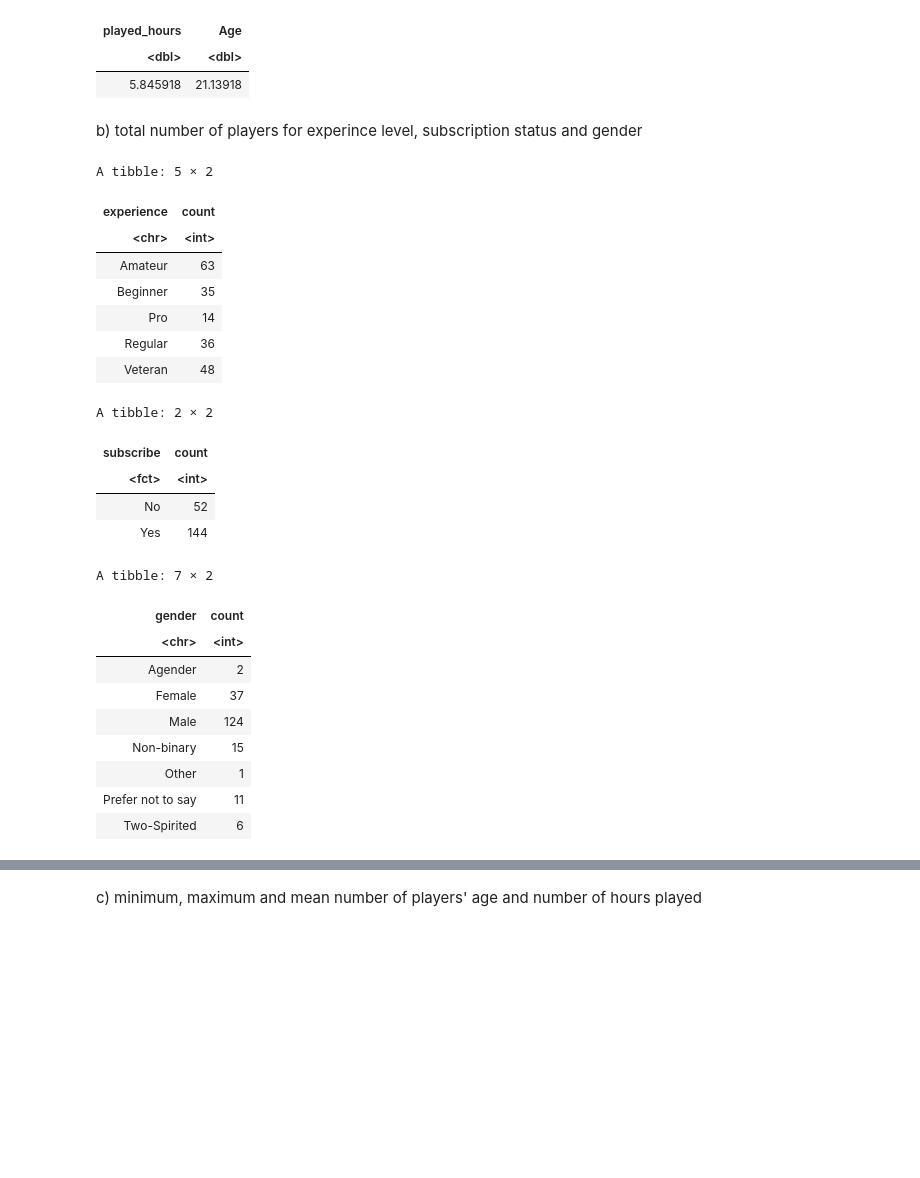
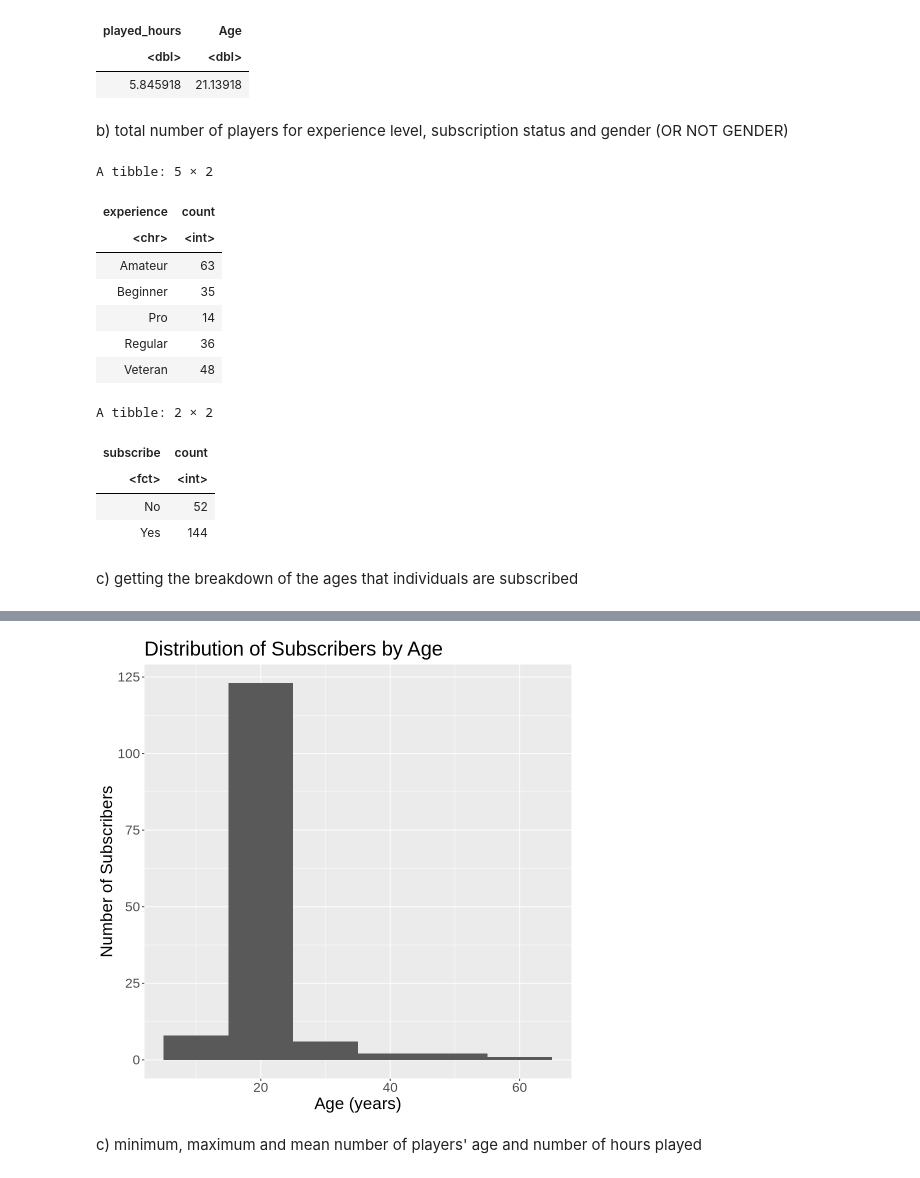
Before and after one commit to laurentang3/dsci-100-project-009-45, a Jupyter notebook: Individual Planning Stage.ipynb, the cells around one changed output, grey strips where cells are left out. Drawn from its saved outputs; the diff is of its cells as text; code cells hidden in the pictures; blank space fills up the shorter version.

Commit message:
added new visualizations
added an age histogram of subscriber counts

```diff
--- a/Individual Planning Stage.ipynb
+++ b/Individual Planning Stage.ipynb
@@ -72,7 +73,7 @@ A data.frame: 1 × 2
 | <dbl> | <dbl> |
 | 5.845918 | 21.13918 |
 # %% [markdown]
-b) total number of players for experince level, subscription status and gender
+b) total number of players for experience level, subscription status and gender (OR NOT GENDER)
 # %%
 # Experience level
 experience_counts <- players |>
@@ -91,11 +92,11 @@ subscriber_counts <- subscribe_mutated |>
     summarize(count=n())
 subscriber_counts
 
-# Gender
-gender_counts <- players |>
-    group_by(gender) |>
-    summarize(count=n())
-gender_counts
+# # Gender
+# gender_counts <- players |>
+#     group_by(gender) |>
+#     summarize(count=n())
+# gender_counts
 # %% [output]
 A tibble: 5 × 2
 | experience | count |
@@ -110,13 +111,15 @@ A tibble: 2 × 2
 | <fct> | <int> |
 | No | 52 |
 | Yes | 144 |
-A tibble: 7 × 2
-| gender | count |
-| <chr> | <int> |
-| Agender | 2 |
-| Female | 37 |
-| Male | 124 |
-| Non-binary | 15 |
-| Other | 1 |
-| Prefer not to say | 11 |
-| Two-Spirited | 6 |
+# %% [markdown]
+c) getting the breakdown of the ages that individuals are subscribed
+# %%
+options(repr.plot.width=8, repr.plot.height=8)
+age_subscribers <- subscribe_mutated |>
+    filter(subscribe == "Yes") |>
+    ggplot(aes(x=Age)) +
+    geom_histogram(binwidth = 10) +
+    labs(x="Age (years)", y="Number of Subscribers", title="Distribution of Subscribers by Age") +
+    theme(text=element_text(size=20))
+age_subscribers
+# %% [output]
@@ -123,3 +128,4 @@ A tibble: 7 × 2
+[figure, added]
 # %% [markdown]
 c) minimum, maximum and mean number of players' age and number of hours played
 # %%
```
Also changed, not shown: parts of 3 cells of this notebook.
